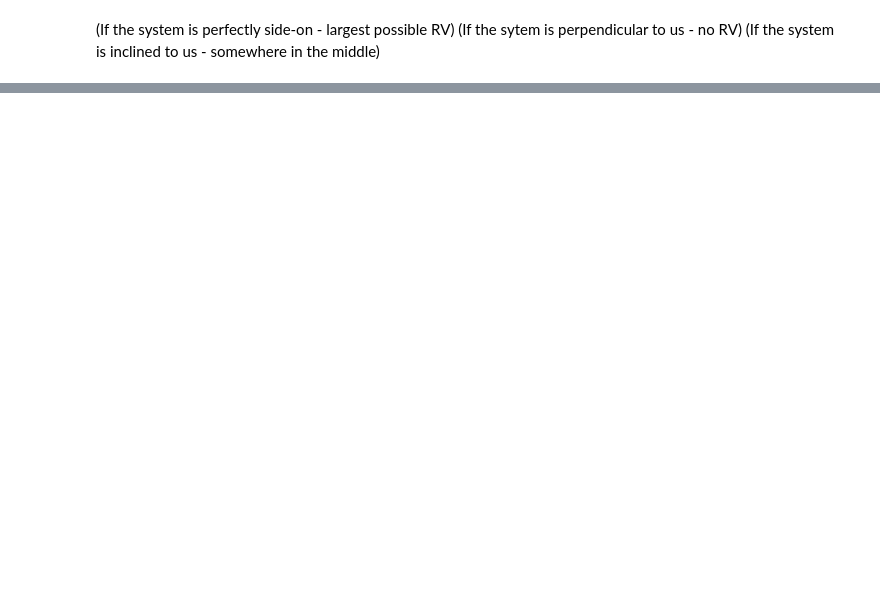
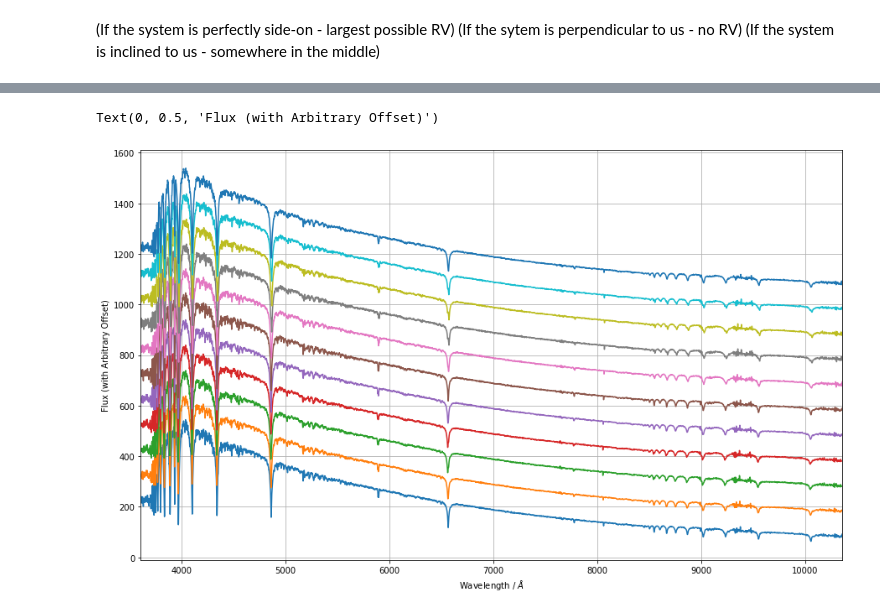
Before and after one commit to cylammarco/desihigh, a Jupyter notebook: CreateABinaryStarSystem.ipynb, the cells around one changed output, grey strips where cells are left out. Saved outputs shown, nothing was run; the diff lists cells and outputs as text; code cells hidden in the pictures; blank space fills up the shorter version.

```diff
--- a/CreateABinaryStarSystem.ipynb
+++ b/CreateABinaryStarSystem.ipynb
@@ -100,0 +162,25 @@ Text(0, 0.5, 'km / s')
+# %%
+phase_obs = np.linspace(0.02, 0.95, 11)
+v1_obs = np.sin(phase_obs*2*np.pi)*v1.to('km/s') + v_offset
+v2_obs = np.sin(phase_obs*2*np.pi-np.pi)*v2.to('km/s') + v_offset
+
+f2_obs = []
+a9_obs = []
+for _v1, _v2 in zip(v1_obs, v2_obs):
+    w1 = wave + wave * _v1 / constants.c.to('km/s')
+    w2 = wave + wave * _v2 / constants.c.to('km/s')
+    f2_obs.append(spectres(wave, w1, f2_flux, verbose=False))
+    a9_obs.append(spectres(wave, w2, a9_flux, verbose=False))
+# %%
+fig = plt.figure(figsize=(15, 9))
+for i in range(len(f2_obs)):
+    spec_sum = f2_obs[i] + a9_obs[i]
+    plt.plot(wave, spec_sum + i * 100, label=str(phase_obs[i])[:5])
+
+plt.xlim(min(wave), max(wave))
+plt.grid()
+plt.xlabel(r'Wavelength / $\AA$')
+plt.ylabel('Flux (with Arbitrary Offset)')
+# %% [output]
+Text(0, 0.5, 'Flux (with Arbitrary Offset)')
+[figure, added]
```
Also changed, not shown: parts of 11 cells of this notebook.
